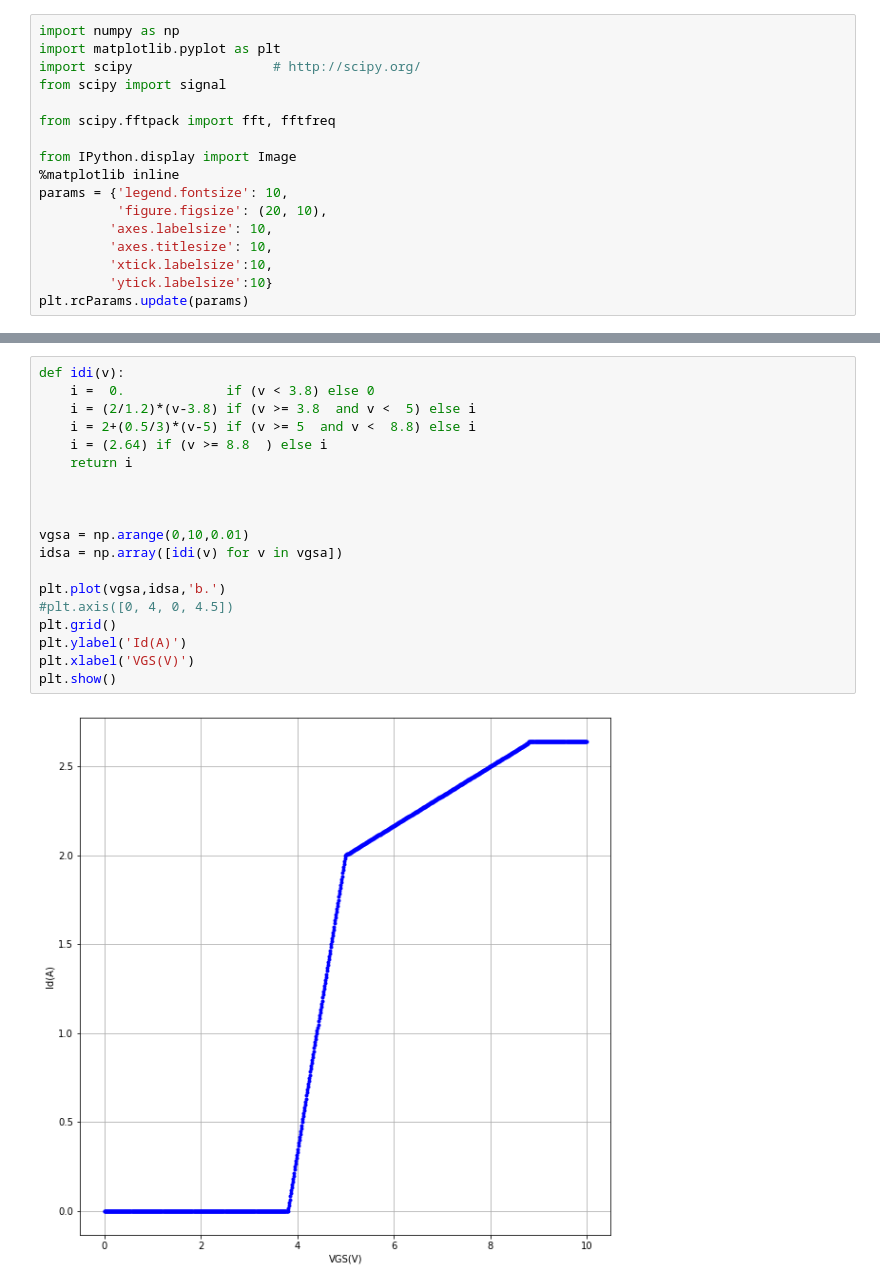
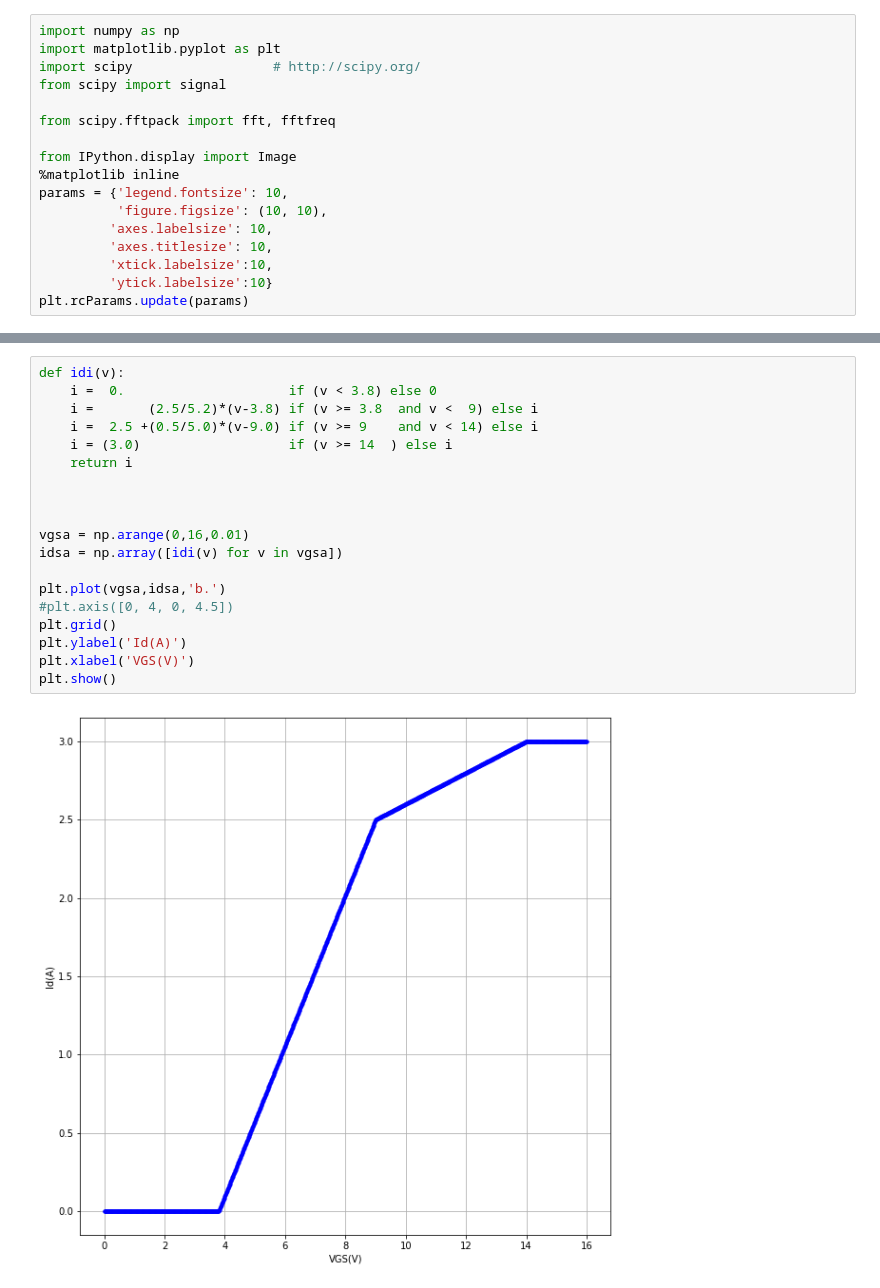
Before and after one commit to aalmela/EAIII_Radar, a Jupyter notebook: Amplificador_Potencia.ipynb, the cells around one changed output, grey strips where cells are left out. Saved outputs shown, nothing was run; the diff lists cells and outputs as text.

```diff
--- a/Amplificador_Potencia.ipynb
+++ b/Amplificador_Potencia.ipynb
@@ -174,7 +169,7 @@ from scipy.fftpack import fft, fftfreq
 from IPython.display import Image
 %matplotlib inline
 params = {'legend.fontsize': 10,
-          'figure.figsize': (20, 10),
+          'figure.figsize': (10, 10),
          'axes.labelsize': 10,
          'axes.titlesize': 10,
          'xtick.labelsize':10,
@@ -224,21 +215,21 @@ plt.plot(vgs,idss)
 # %%
 def idi(v):
-    i =  0.             if (v < 3.8) else 0
-    i = (2/1.2)*(v-3.8) if (v >= 3.8  and v <  5) else i
-    i = 2+(0.5/3)*(v-5) if (v >= 5  and v <  8.8) else i
-    i = (2.64) if (v >= 8.8  ) else i
+    i =  0.                     if (v < 3.8) else 0
+    i =       (2.5/5.2)*(v-3.8) if (v >= 3.8  and v <  9) else i
+    i =  2.5 +(0.5/5.0)*(v-9.0) if (v >= 9    and v < 14) else i
+    i = (3.0)                   if (v >= 14  ) else i
     return i
 
 
 
-vgsa = np.arange(0,10,0.01)
+vgsa = np.arange(0,16,0.01)
 idsa = np.array([idi(v) for v in vgsa])
 
 plt.plot(vgsa,idsa,'b.')
 #plt.axis([0, 4, 0, 4.5])
 plt.grid()
 plt.ylabel('Id(A)')
 plt.xlabel('VGS(V)')
 plt.show()
 # %% [output]
-[figure, old version]
+[figure, new version]
```
Also changed, not shown: parts of 8 cells of this notebook, 9 other files.
